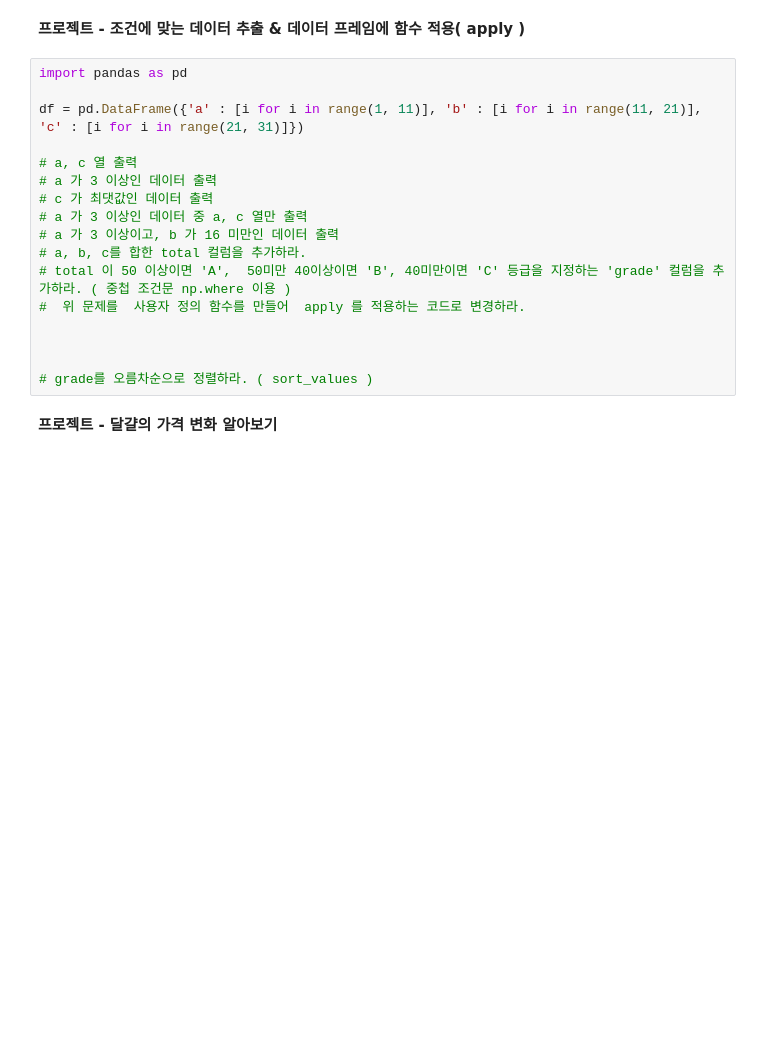
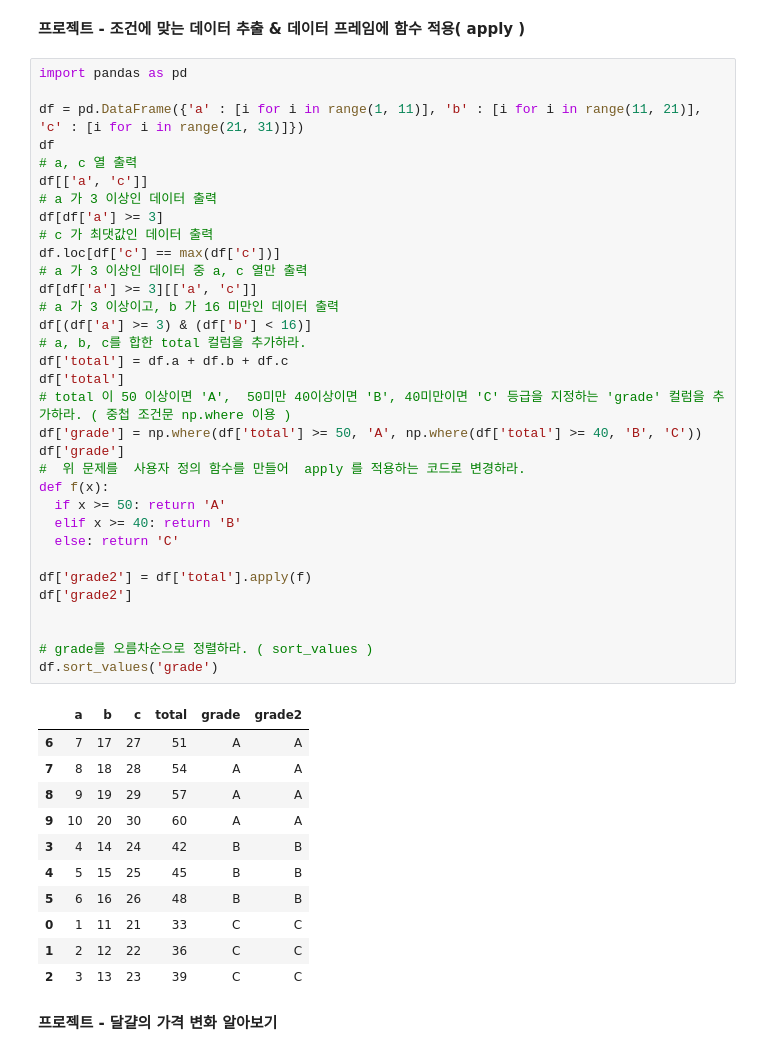
Before and after one commit to yuuki08noah/Bigdata-Analysis, a Jupyter notebook: [문제해결03]판다스기초2(2206_방세준).ipynb, the cells around one changed output. Cells and saved outputs as stored; diff of their text form; blank space fills up the shorter version.

```diff
--- a/[문제해결03]판다스기초2(2206_방세준).ipynb
+++ b/[문제해결03]판다스기초2(2206_방세준).ipynb
@@ -162,20 +174,48 @@ df.reset_index(drop=True)
 # %%
 import pandas as pd
 
 df = pd.DataFrame({'a' : [i for i in range(1, 11)], 'b' : [i for i in range(11, 21)], 'c' : [i for i in range(21, 31)]})
+df
+# a, c 열 출력
+df[['a', 'c']]
+# a 가 3 이상인 데이터 출력
+df[df['a'] >= 3]
+# c 가 최댓값인 데이터 출력
+df.loc[df['c'] == max(df['c'])]
+# a 가 3 이상인 데이터 중 a, c 열만 출력
+df[df['a'] >= 3][['a', 'c']]
+# a 가 3 이상이고, b 가 16 미만인 데이터 출력
+df[(df['a'] >= 3) & (df['b'] < 16)]
+# a, b, c를 합한 total 컬럼을 추가하라.
+df['total'] = df.a + df.b + df.c
+df['total']
+# total 이 50 이상이면 'A',  50미만 40이상이면 'B', 40미만이면 'C' 등급을 지정하는 'grade' 컬럼을 추가하라. ( 중첩 조건문 np.where 이용 )
+df['grade'] = np.where(df['total'] >= 50, 'A', np.where(df['total'] >= 40, 'B', 'C'))
+df['grade']
+#  위 문제를  사용자 정의 함수를 만들어  apply 를 적용하는 코드로 변경하라.
+def f(x):
+  if x >= 50: return 'A'
+  elif x >= 40: return 'B'
+  else: return 'C'
 
-# a, c 열 출력
-# a 가 3 이상인 데이터 출력
-# c 가 최댓값인 데이터 출력
-# a 가 3 이상인 데이터 중 a, c 열만 출력
-# a 가 3 이상이고, b 가 16 미만인 데이터 출력
-# a, b, c를 합한 total 컬럼을 추가하라.
-# total 이 50 이상이면 'A',  50미만 40이상이면 'B', 40미만이면 'C' 등급을 지정하는 'grade' 컬럼을 추가하라. ( 중첩 조건문 np.where 이용 )
-#  위 문제를  사용자 정의 함수를 만들어  apply 를 적용하는 코드로 변경하라.
-
+df['grade2'] = df['total'].apply(f)
+df['grade2']
 
 
 # grade를 오름차순으로 정렬하라. ( sort_values )
+df.sort_values('grade')
+# %% [output]
+|  | a | b | c | total | grade | grade2 |
+| 6 | 7 | 17 | 27 | 51 | A | A |
+| 7 | 8 | 18 | 28 | 54 | A | A |
+| 8 | 9 | 19 | 29 | 57 | A | A |
+| 9 | 10 | 20 | 30 | 60 | A | A |
+| 3 | 4 | 14 | 24 | 42 | B | B |
+| 4 | 5 | 15 | 25 | 45 | B | B |
+| 5 | 6 | 16 | 26 | 48 | B | B |
+| 0 | 1 | 11 | 21 | 33 | C | C |
+| 1 | 2 | 12 | 22 | 36 | C | C |
+| 2 | 3 | 13 | 23 | 39 | C | C |
 # %% [markdown]
 **프로젝트 - 달걀의 가격 변화 알아보기**
 # %%
```
Also changed, not shown: parts of 4 cells of this notebook.
